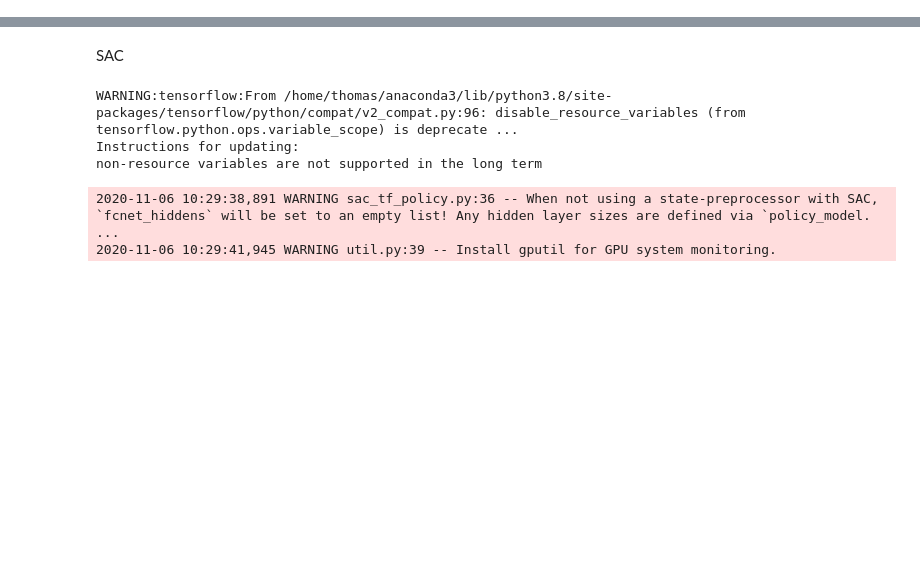
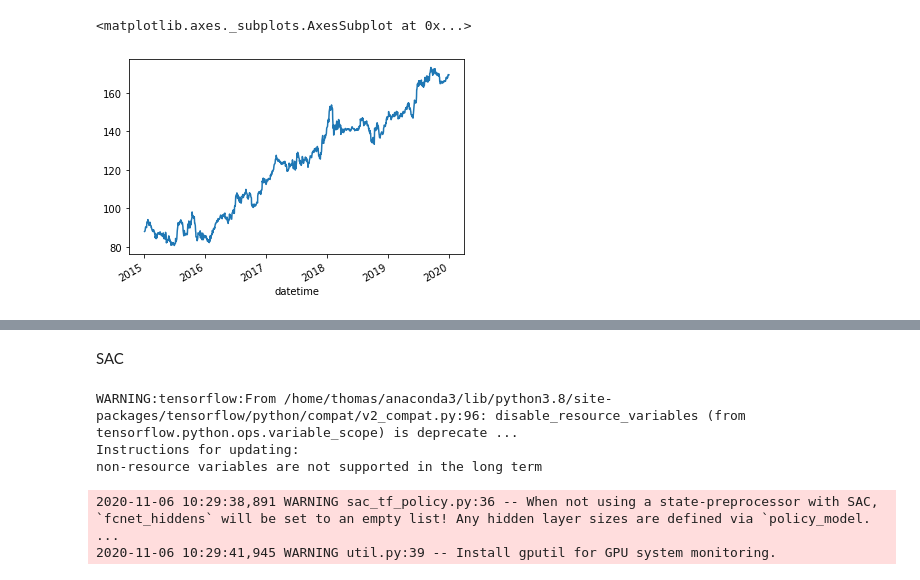
Before and after one commit to algotradingsoc/reinforcement_learning, a Jupyter notebook: Thomas/Validate RL models.ipynb, the cells around one changed output, grey strips where cells are left out. Saved outputs shown, nothing was run; the diff lists cells and outputs as text; code cells hidden in the pictures; blank space fills up the shorter version.

```diff
--- a/Thomas/Validate RL models.ipynb
+++ b/Thomas/Validate RL models.ipynb
@@ -202,3 +222,10 @@ pd.Series(reward_list).cumsum().plot()
+# %%
+returns = pd.Series(env.metric_series)
+returns.index = env.dates[:-1]
+returns.cumsum().loc['2015-01-01':].plot()
+# %% [output]
+<matplotlib.axes._subplots.AxesSubplot at 0x...>
+[figure, added]
 # %%
 position = pd.DataFrame(env.position_series)
 position.index = env.dates[:-1]
```
Also changed, not shown: parts of 17 cells of this notebook, 3 other files.
